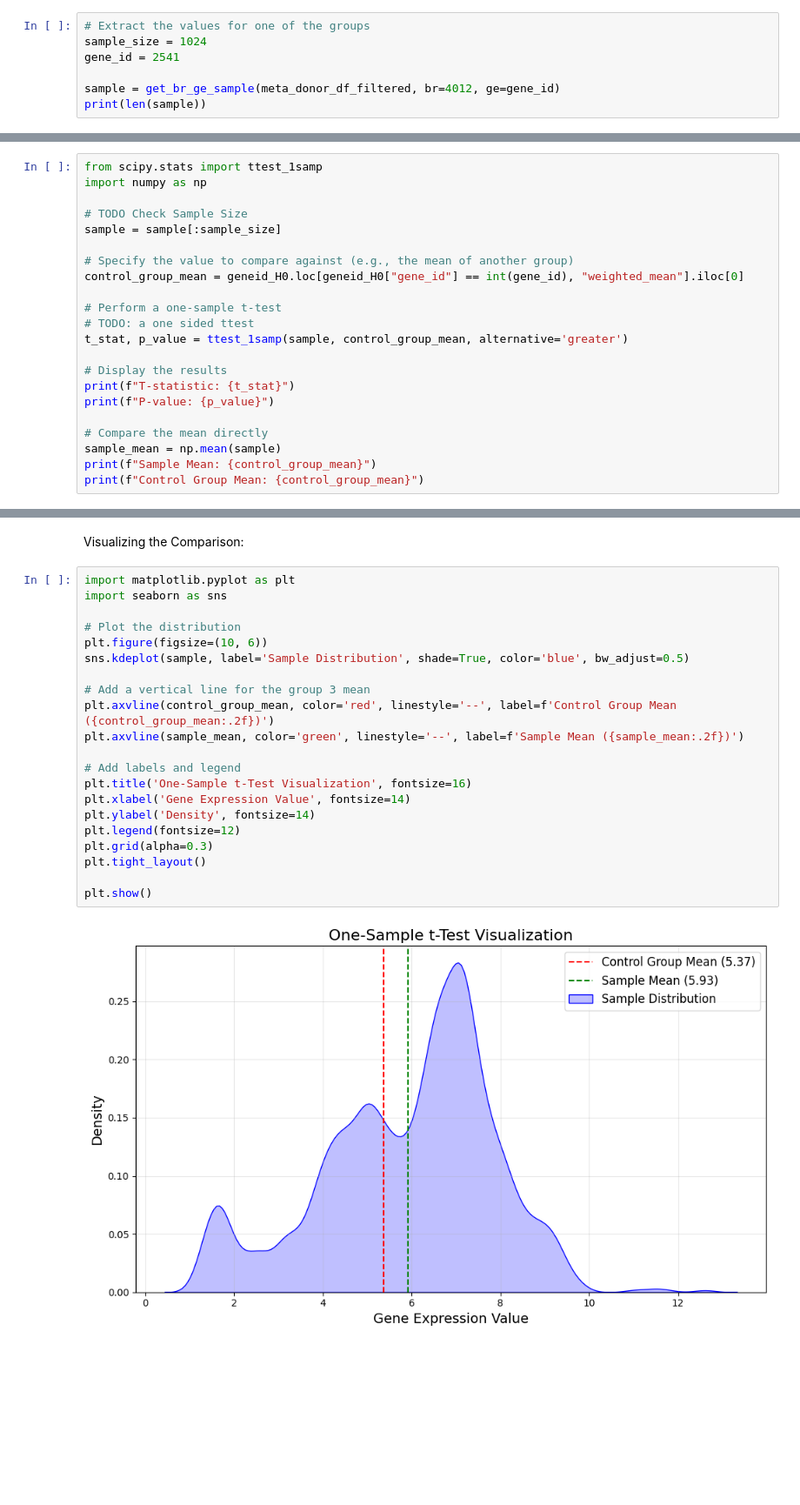
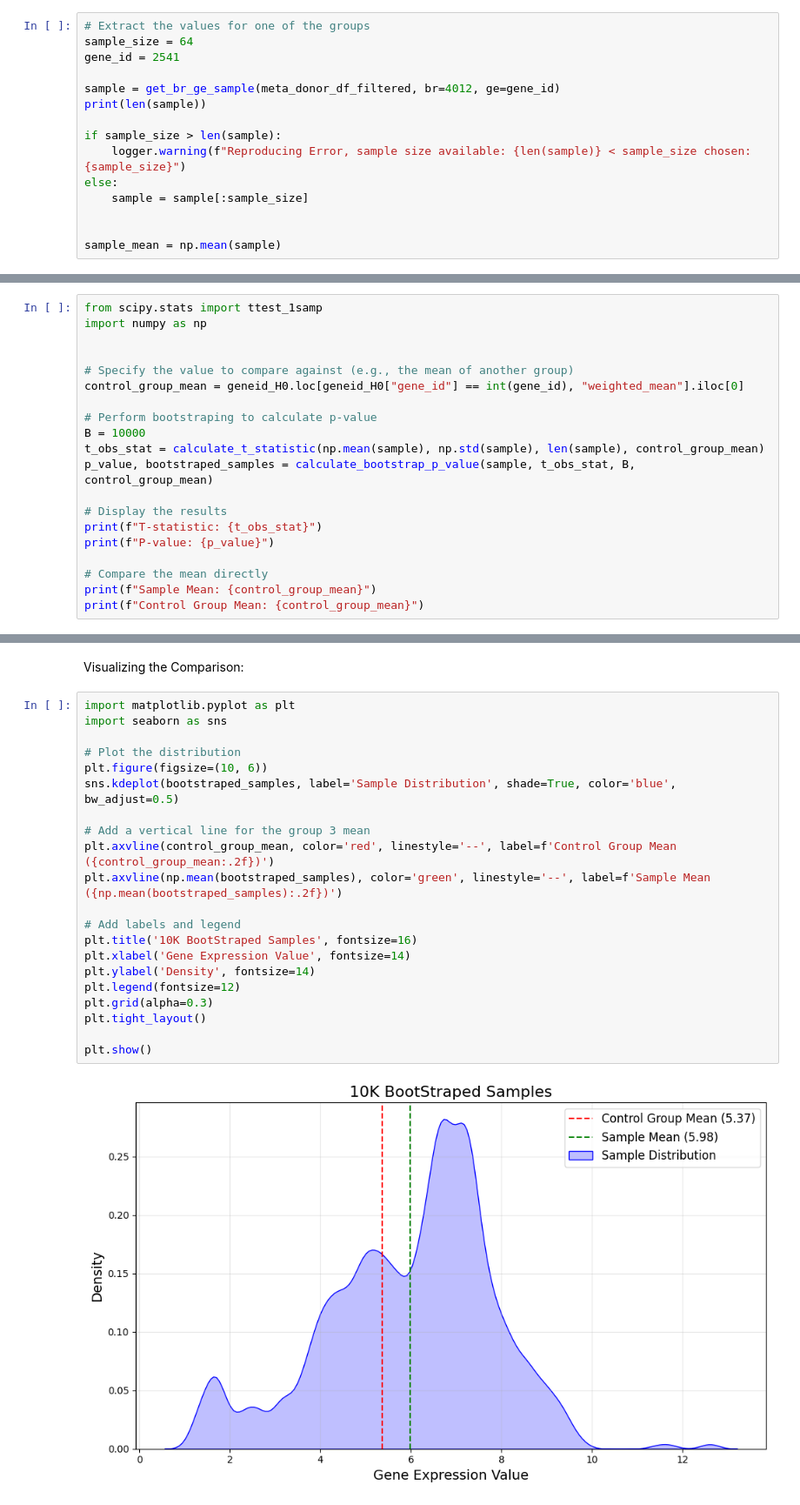
Before and after one commit to KarimIbrahim11/Gene-Expression-Analysis, a Jupyter notebook: notebooks/CS_02_Testing.ipynb, the cells around one changed output, grey strips where cells are left out. Shown at 87% size. Saved outputs shown, nothing was run; the diff lists cells and outputs as text; blank space fills up the shorter version.

Commit message:
Phase-3: Calculating P-value Using Bootstraping

```diff
--- a/notebooks/CS_02_Testing.ipynb
+++ b/notebooks/CS_02_Testing.ipynb
@@ -142,11 +141,19 @@ geneid_H0
 29179 rows × 5 columns
 # %%
 # Extract the values for one of the groups
-sample_size = 1024
+sample_size = 64
 gene_id = 2541
 
 sample = get_br_ge_sample(meta_donor_df_filtered, br=4012, ge=gene_id)
 print(len(sample))
+
+if sample_size > len(sample):
+    logger.warning(f"Reproducing Error, sample size available: {len(sample)} < sample_size chosen: {sample_size}")
+else:
+    sample = sample[:sample_size]
+
+
+sample_mean = np.mean(sample)
 # %% [output]
 1232
 # %% [markdown]
@@ -169,22 +182,20 @@ Effect Size Calculated: 0.2501286171739975
 from scipy.stats import ttest_1samp
 import numpy as np
 
-# TODO Check Sample Size
-sample = sample[:sample_size]
 
 # Specify the value to compare against (e.g., the mean of another group)
 control_group_mean = geneid_H0.loc[geneid_H0["gene_id"] == int(gene_id), "weighted_mean"].iloc[0]
 
-# Perform a one-sample t-test
-# TODO: a one sided ttest
-t_stat, p_value = ttest_1samp(sample, control_group_mean, alternative='greater')
+# Perform bootstraping to calculate p-value
+B = 10000
+t_obs_stat = calculate_t_statistic(np.mean(sample), np.std(sample), len(sample), control_group_mean)
+p_value, bootstraped_samples = calculate_bootstrap_p_value(sample, t_obs_stat, B, control_group_mean)
 
 # Display the results
-print(f"T-statistic: {t_stat}")
+print(f"T-statistic: {t_obs_stat}")
 print(f"P-value: {p_value}")
 
 # Compare the mean directly
-sample_mean = np.mean(sample)
 print(f"Sample Mean: {control_group_mean}")
 print(f"Control Group Mean: {control_group_mean}")
 # %% [output]
@@ -198,23 +208,23 @@ Visualizing the Comparison:
 # %%
 import matplotlib.pyplot as plt
 import seaborn as sns
 
 # Plot the distribution
 plt.figure(figsize=(10, 6))
-sns.kdeplot(sample, label='Sample Distribution', shade=True, color='blue', bw_adjust=0.5)
+sns.kdeplot(bootstraped_samples, label='Sample Distribution', shade=True, color='blue', bw_adjust=0.5)
 
 # Add a vertical line for the group 3 mean
 plt.axvline(control_group_mean, color='red', linestyle='--', label=f'Control Group Mean ({control_group_mean:.2f})')
-plt.axvline(sample_mean, color='green', linestyle='--', label=f'Sample Mean ({sample_mean:.2f})')
+plt.axvline(np.mean(bootstraped_samples), color='green', linestyle='--', label=f'Sample Mean ({np.mean(bootstraped_samples):.2f})')
 
 # Add labels and legend
-plt.title('One-Sample t-Test Visualization', fontsize=16)
+plt.title('10K BootStraped Samples', fontsize=16)
 plt.xlabel('Gene Expression Value', fontsize=14)
 plt.ylabel('Density', fontsize=14)
 plt.legend(fontsize=12)
 plt.grid(alpha=0.3)
 plt.tight_layout()
 
 plt.show()
 # %% [output]
-[figure, old version]
+[figure, new version]
```
Also changed, not shown: parts of 4 cells of this notebook, 3 other files.
